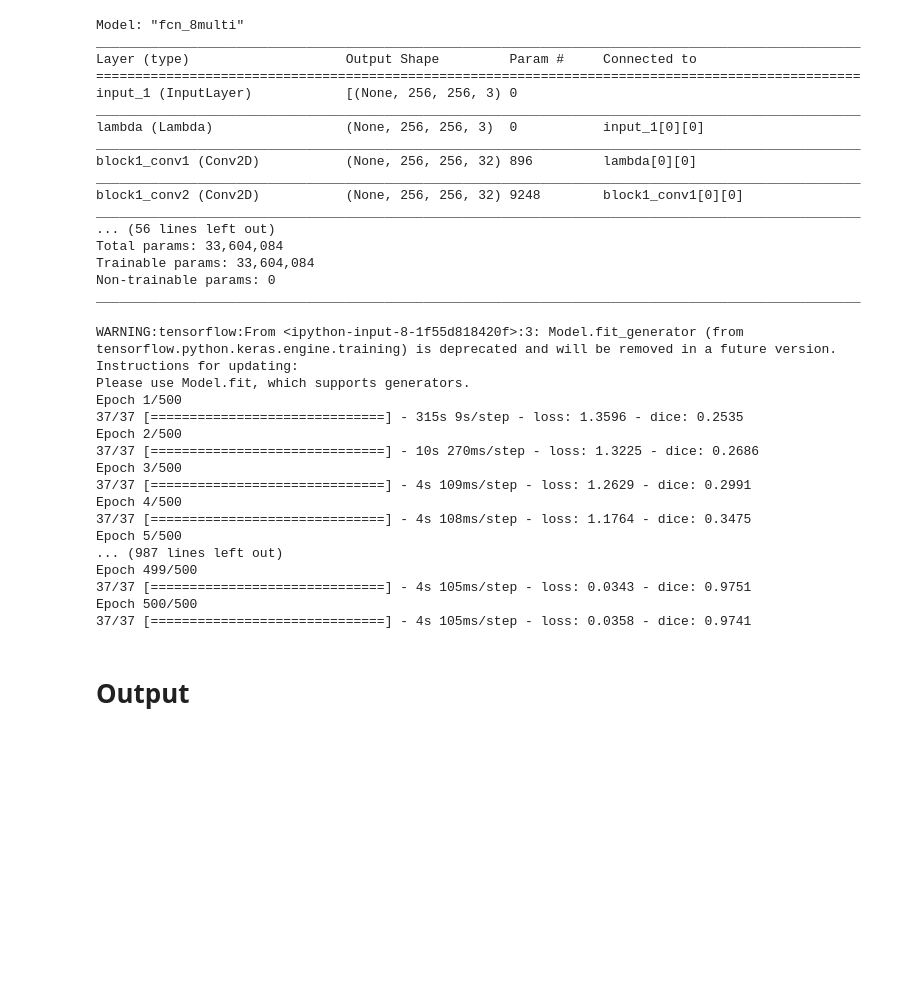
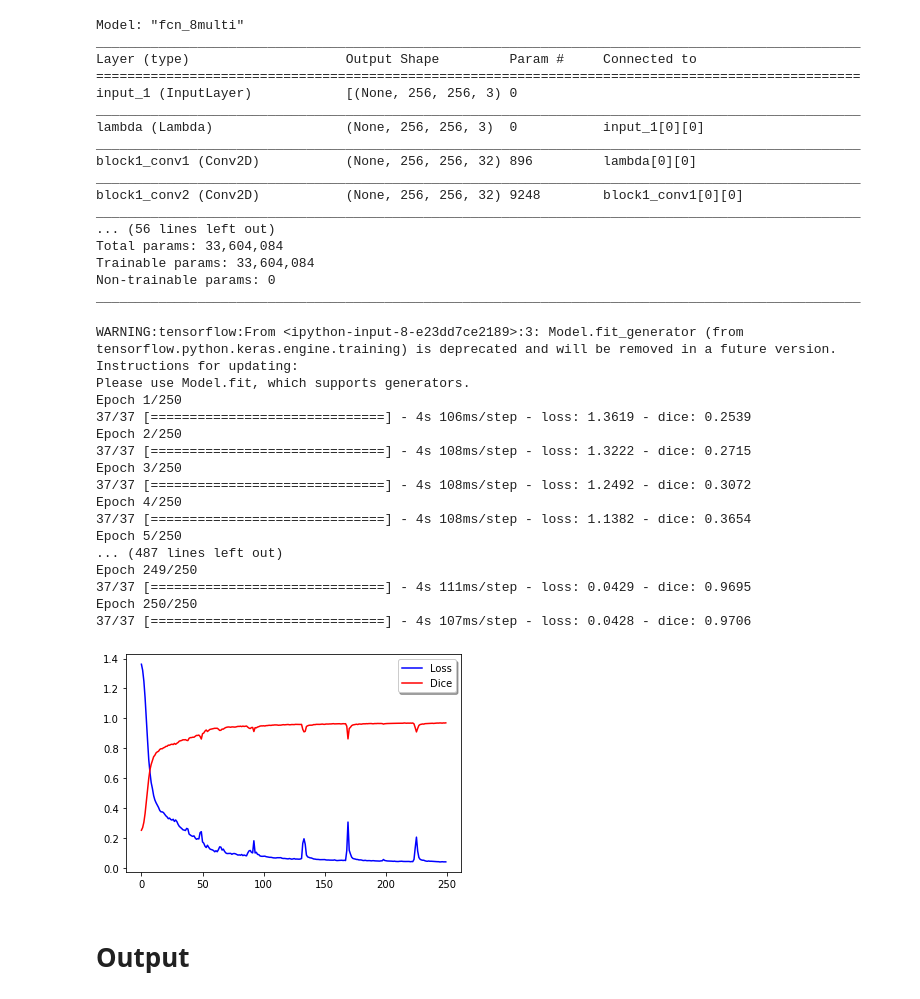
Before and after one commit to yashguptaab99/Semantic-Segmentation, a Jupyter notebook: Semantic_Segmentation.ipynb, the cells around one changed output. Saved outputs shown, nothing was run; the diff lists cells and outputs as text; code cells hidden in the pictures; blank space fills up the shorter version.

```diff
--- a/Semantic_Segmentation.ipynb
+++ b/Semantic_Segmentation.ipynb
@@ -86,25 +82,31 @@ ________________________________________________________________________________
 # %%
 history = model.fit_generator(generator=tg,
                     steps_per_epoch=len(tg),
-                    epochs=500, verbose=1)
+                    epochs=250, verbose=1)
 # %% [output]
-WARNING:tensorflow:From <ipython-input-8-1f55d818420f>:3: Model.fit_generator (from tensorflow.python.keras.engine.training) is deprecated and will be removed in a future version.
+WARNING:tensorflow:From <ipython-input-8-e23dd7ce2189>:3: Model.fit_generator (from tensorflow.python.keras.engine.training) is deprecated and will be removed in a future version.
 Instructions for updating:
 Please use Model.fit, which supports generators.
-Epoch 1/500
-37/37 [==============================] - 315s 9s/step - loss: 1.3596 - dice: 0.2535
-Epoch 2/500
-37/37 [==============================] - 10s 270ms/step - loss: 1.3225 - dice: 0.2686
-Epoch 3/500
-37/37 [==============================] - 4s 109ms/step - loss: 1.2629 - dice: 0.2991
-Epoch 4/500
-37/37 [==============================] - 4s 108ms/step - loss: 1.1764 - dice: 0.3475
-Epoch 5/500
-... (987 lines left out)
-Epoch 499/500
-37/37 [==============================] - 4s 105ms/step - loss: 0.0343 - dice: 0.9751
-Epoch 500/500
-37/37 [==============================] - 4s 105ms/step - loss: 0.0358 - dice: 0.9741
+Epoch 1/250
+37/37 [==============================] - 4s 106ms/step - loss: 1.3619 - dice: 0.2539
+Epoch 2/250
+37/37 [==============================] - 4s 108ms/step - loss: 1.3222 - dice: 0.2715
+Epoch 3/250
+37/37 [==============================] - 4s 108ms/step - loss: 1.2492 - dice: 0.3072
+Epoch 4/250
+37/37 [==============================] - 4s 108ms/step - loss: 1.1382 - dice: 0.3654
+Epoch 5/250
+... (487 lines left out)
+Epoch 249/250
+37/37 [==============================] - 4s 111ms/step - loss: 0.0429 - dice: 0.9695
+Epoch 250/250
+37/37 [==============================] - 4s 107ms/step - loss: 0.0428 - dice: 0.9706
+# %%
+plt.plot(history.history['loss'], color='b', label="Loss")
+plt.plot(history.history['dice'], color='r', label="Dice")
+legend = plt.legend(loc='best', shadow=True)
+# %% [output]
+[figure, added]
 # %% [markdown]
 # Output
 # %% [markdown]
```
Also changed, not shown: parts of 4 cells of this notebook.
